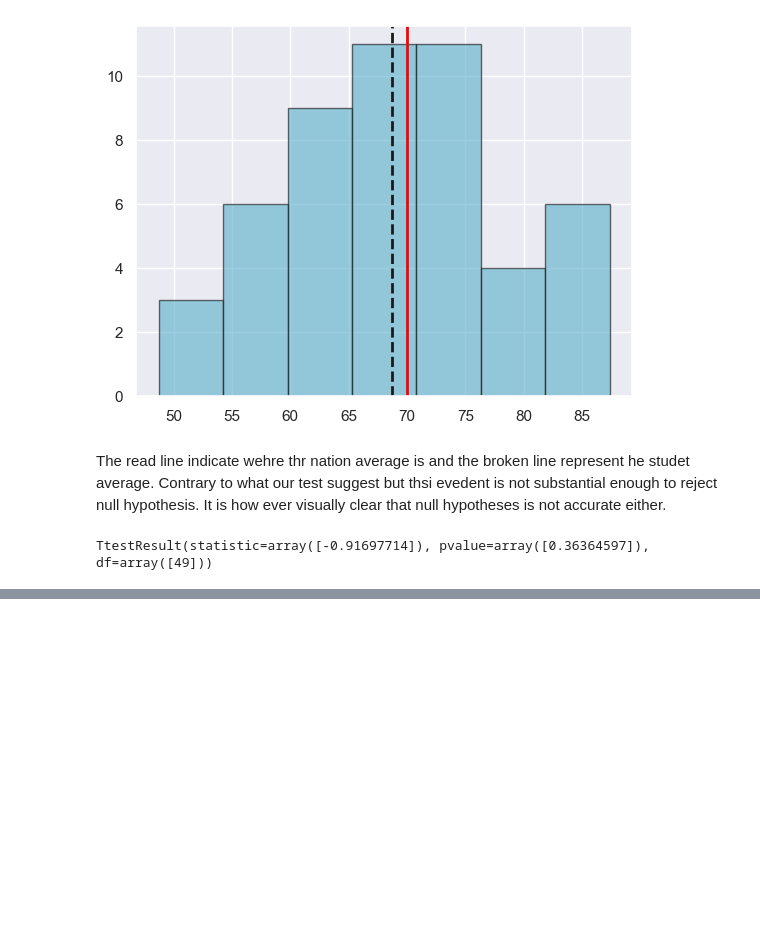
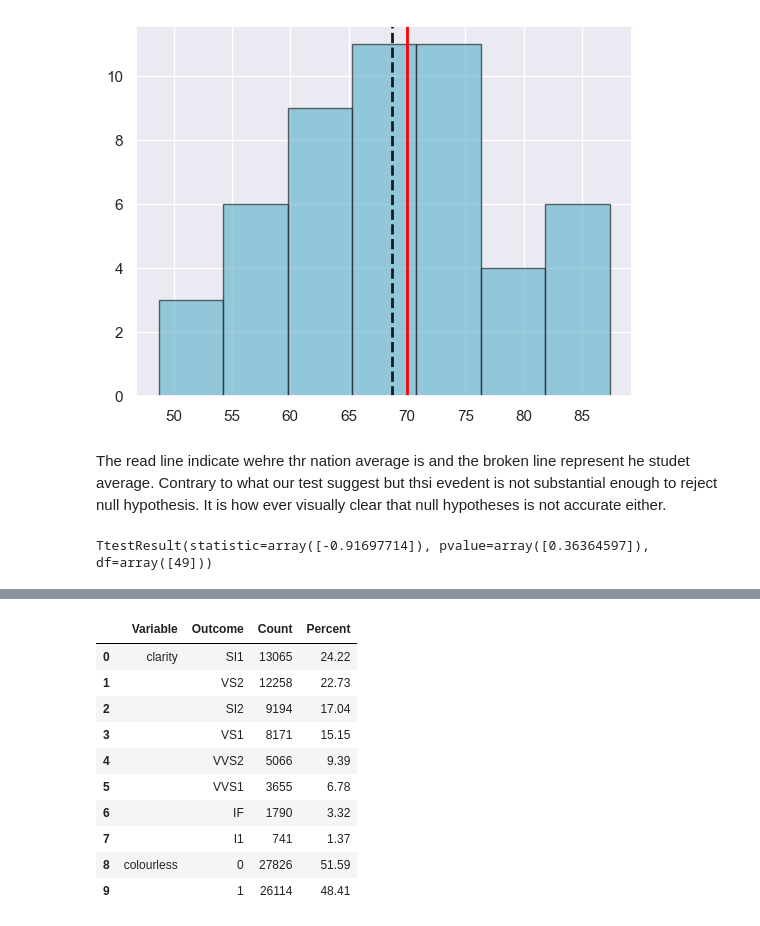
Before and after one commit to Ayomide-ola/Statistics_for_DA, a Jupyter notebook: CA_2/Hypotesis_testing_CA2.ipynb, the cells around one changed output, grey strips where cells are left out. Drawn from its saved outputs; the diff is of its cells as text; code cells hidden in the pictures; blank space fills up the shorter version.

Commit message:
Performing Chi test on independent variables

```diff
--- a/CA_2/Hypotesis_testing_CA2.ipynb
+++ b/CA_2/Hypotesis_testing_CA2.ipynb
@@ -217,0 +357,2 @@ and the mean price of non-colourless diamonds.
+# %%
+dia['colourless']= dia['colourless'].astype('category')
@@ -217,0 +396,15 @@ and the mean price of non-colourless diamonds.
+# %%
+import researchpy as rp
+rp.summary_cat(dia[["clarity", "colourless"]])
+# %% [output]
+|  | Variable | Outcome | Count | Percent |
+| 0 | clarity | SI1 | 13065 | 24.22 |
+| 1 |  | VS2 | 12258 | 22.73 |
+| 2 |  | SI2 | 9194 | 17.04 |
+| 3 |  | VS1 | 8171 | 15.15 |
+| 4 |  | VVS2 | 5066 | 9.39 |
+| 5 |  | VVS1 | 3655 | 6.78 |
+| 6 |  | IF | 1790 | 3.32 |
+| 7 |  | I1 | 741 | 1.37 |
+| 8 | colourless | 0 | 27826 | 51.59 |
+| 9 |  | 1 | 26114 | 48.41 |
```
Also changed, not shown: parts of 44 cells of this notebook.
